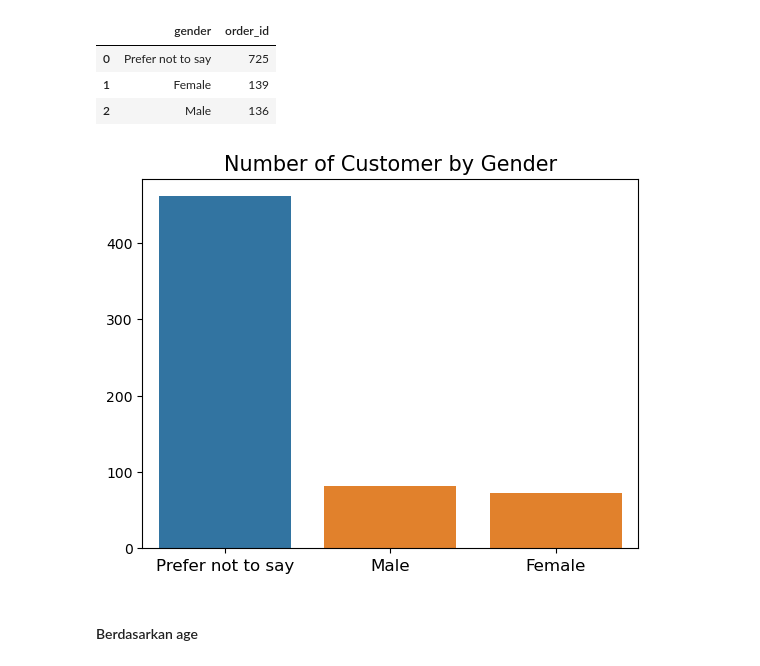
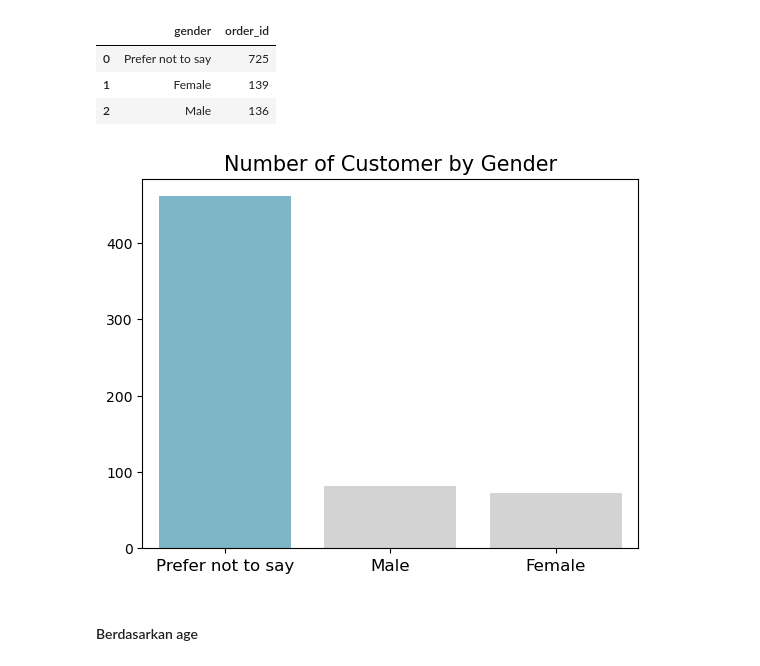
Before and after one commit to aliplizal/project_analisis_data, a Jupyter notebook: dicoding_project/analisis_penjualan_dicoding_collection.ipynb, the cells around one changed output. Cells and saved outputs as stored; diff of their text form; code cells hidden in the pictures.

```diff
--- a/dicoding_project/notebook.ipynb
+++ b/dicoding_project/analisis_penjualan_dicoding_collection.ipynb
@@ -1051,30 +1051,30 @@ orders_customers_df.groupby(by="gender").order_id.nunique().sort_values(ascendin
 # %%
 import seaborn as sns
 import matplotlib.pyplot as plt
 import pandas as pd
 
 
-byage_df = all_df.groupby(by="gender").customer_id.nunique().reset_index()
-byage_df.rename(columns={
+bygender_df = all_df.groupby(by="gender").customer_id.nunique().reset_index()
+bygender_df.rename(columns={
     "customer_id": "customer_count"
 }, inplace=True)
 
-colors_ = ["#72BCD4", "#D3D3D3", "#D3D3D3"]
+palette = colors_[:bygender_df["gender"].nunique()]
 
 sns.barplot(
     y="customer_count",
     x="gender",
     hue="gender",
     data=bygender_df.sort_values(by="customer_count", ascending=False),
-    palette=colors
+    palette=palette
 )
 plt.title("Number of Customer by Gender", loc="center", fontsize=15)
 plt.ylabel(None)
 plt.xlabel(None)
 plt.tick_params(axis='x', labelsize=12)
 plt.show()
 # %% [output]
-[figure, old version]
+[figure, new version]
 # %% [markdown]
 #### Berdasarkan age
 # %%
```
Also changed, not shown: parts of 1 cell of this notebook.
